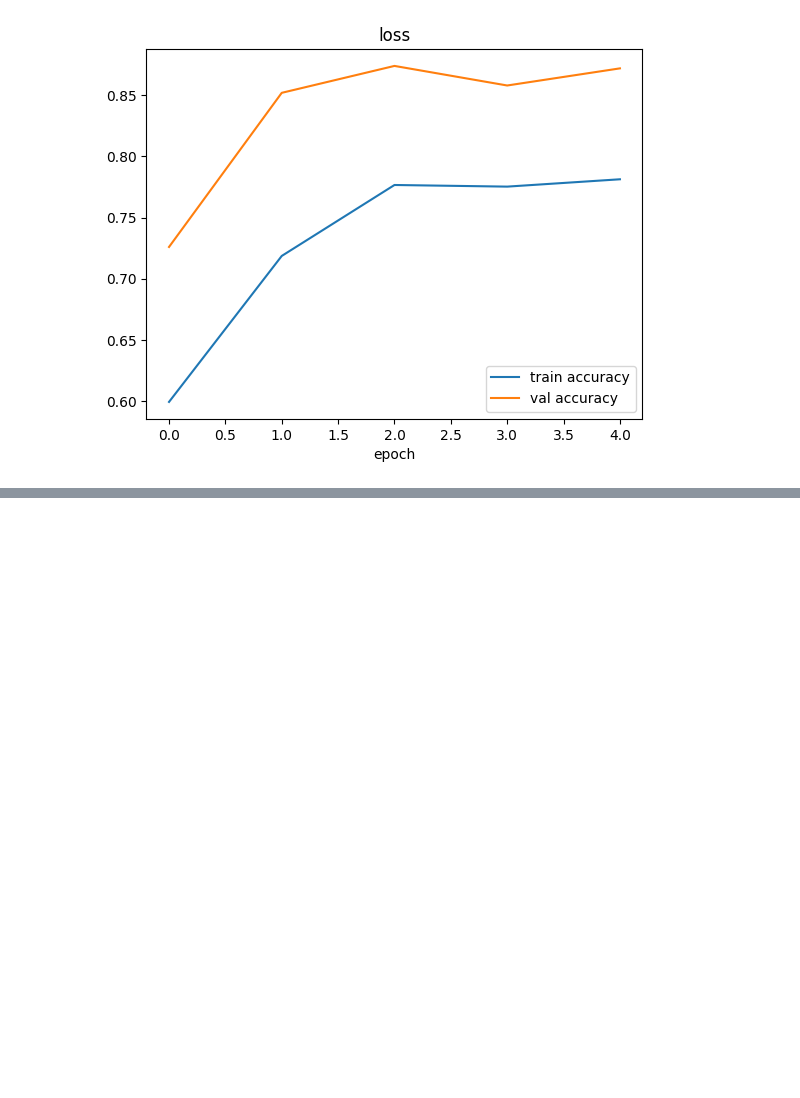
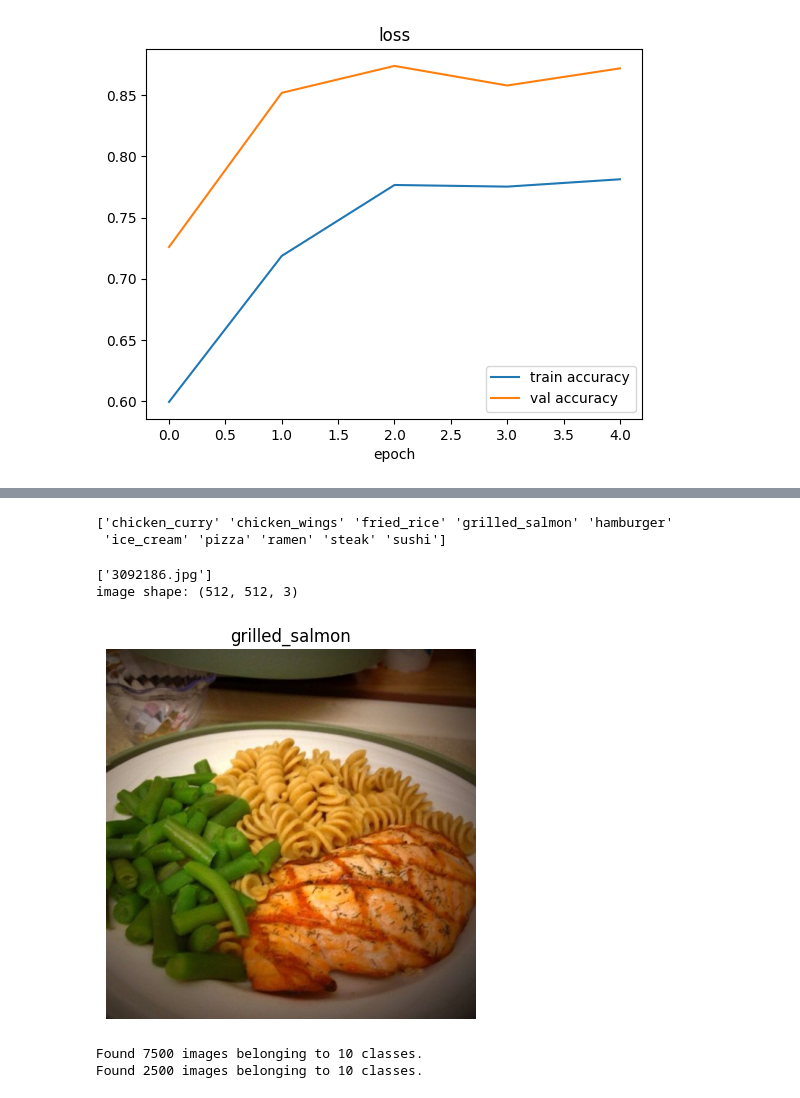
Before and after one commit to kuanmol/aimldl, a Jupyter notebook: TENSORFLOW/cnn computer vision.ipynb, the cells around one changed output, grey strips where cells are left out. Saved outputs shown, nothing was run; the diff lists cells and outputs as text; code cells hidden in the pictures; blank space fills up the shorter version.

```diff
--- a/TENSORFLOW/cnn computer vision.ipynb
+++ b/TENSORFLOW/cnn computer vision.ipynb
@@ -560,0 +625,41 @@ plot_loss_curves(his7)
+# %%
+train_dir = "10_food_classes_all_data/train/"
+test_dir = "10_food_classes_all_data/test/"
+# %%
+import pathlib
+import numpy as np
+data_dir = pathlib.Path(train_dir)
+class_names = np.array(sorted([item.name for item in data_dir.glob('*')]))
+print(class_names)
+# %% [output]
+['chicken_curry' 'chicken_wings' 'fried_rice' 'grilled_salmon' 'hamburger'
+ 'ice_cream' 'pizza' 'ramen' 'steak' 'sushi']
+# %%
+import random
+img = view_random_image(target_dir=train_dir,
+                        target_class=random.choice(class_names))
+# %% [output]
+['3092186.jpg']
+image shape: (512, 512, 3)
+[figure, added]
+# %%
+
+from keras_preprocessing.image import ImageDataGenerator
+
+# Rescale the data and create data generator instances
+train_datagen = ImageDataGenerator(rescale=1/255.)
+test_datagen = ImageDataGenerator(rescale=1/255.)
+
+# Load data in from directories and turn it into batches
+train_data = train_datagen.flow_from_directory(train_dir,
+                                               target_size=(224, 224),
+                                               batch_size=32,
+                                               class_mode='categorical') # changed to categorical
+
+test_data = train_datagen.flow_from_directory(test_dir,
+                                              target_size=(224, 224),
+                                              batch_size=32,
+                                              class_mode='categorical')
+# %% [output]
+Found 7500 images belonging to 10 classes.
+Found 2500 images belonging to 10 classes.
```
Also changed, not shown: parts of 11 cells of this notebook.
